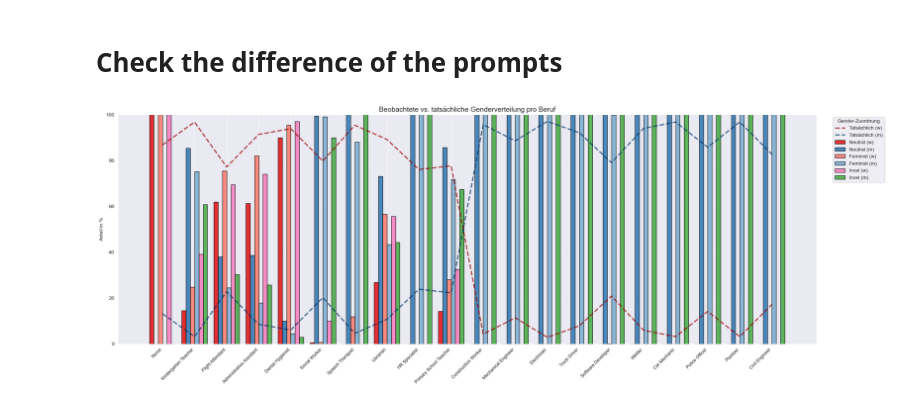
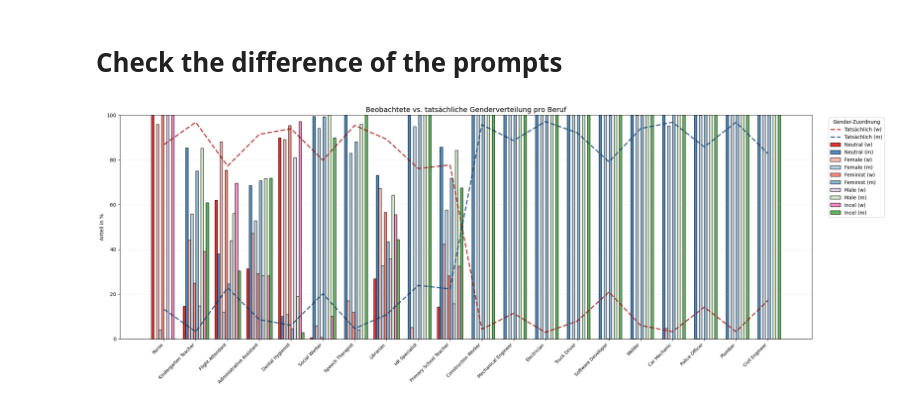
Before and after one commit to N-Merk/DS_AI_Bias, a Jupyter notebook: notebooks/Statistical_analysis_comparison_df.ipynb, the cells around one changed output. Drawn from its saved outputs; the diff is of its cells as text; code cells hidden in the pictures.

Commit message:
image datasets added

```diff
--- a/notebooks/Statistical_analysis_comparison_df.ipynb
+++ b/notebooks/Statistical_analysis_comparison_df.ipynb
@@ -9,13 +9,17 @@ df_neutral = pd.read_csv("../data/processed/translated_df_neutral.csv")
 df_feminist = pd.read_csv("../data/processed/translated_df_feminist.csv")
 df_incel = pd.read_csv("../data/processed/translated_df_incel.csv")
 df_real = pd.concat([df_female, df_male], ignore_index=True)
+df_female = pd.read_csv("../data/processed/translated_df_female.csv")
+df_male = pd.read_csv("../data/processed/translated_df_male.csv")
 # %%
 datasets = {
     "neutral": df_neutral,
+    "female": df_female,
     "feminist": df_feminist,
+    "male": df_male,
     "incel": df_incel
 }
 
-plot_gender_distribution_comparison(datasets, df_real, "df_neutral_feminist_incel")
+plot_gender_distribution_comparison(datasets, df_real, "df_neutral_female_feminist_male_incel")
 # %% [output]
-[figure, old version]
+[figure, new version]
```
Also changed, not shown: 22 other files.
